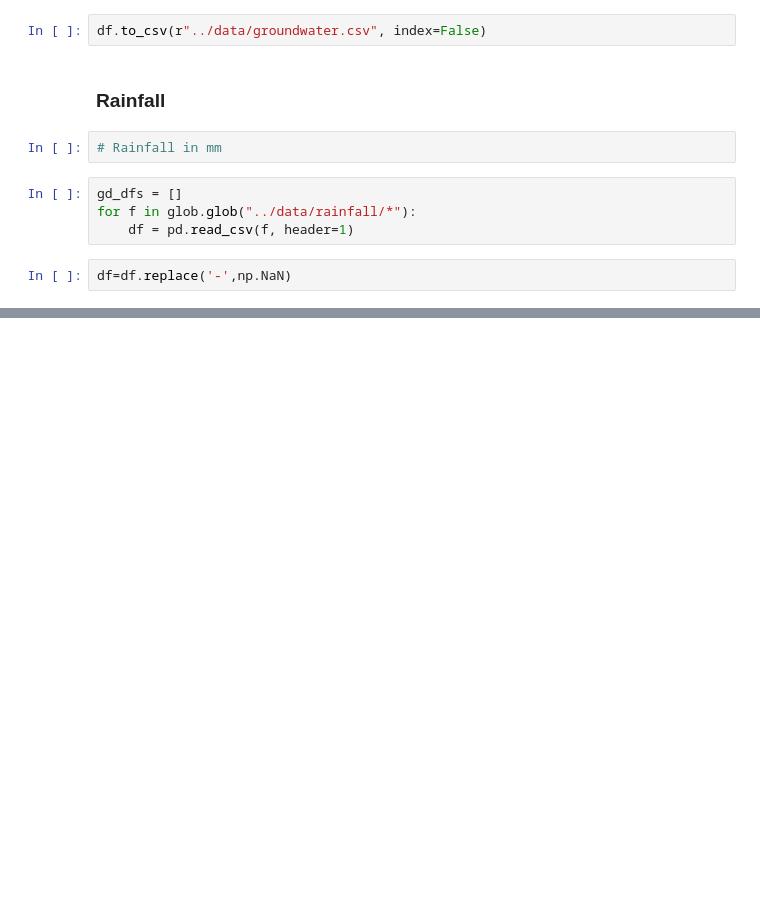
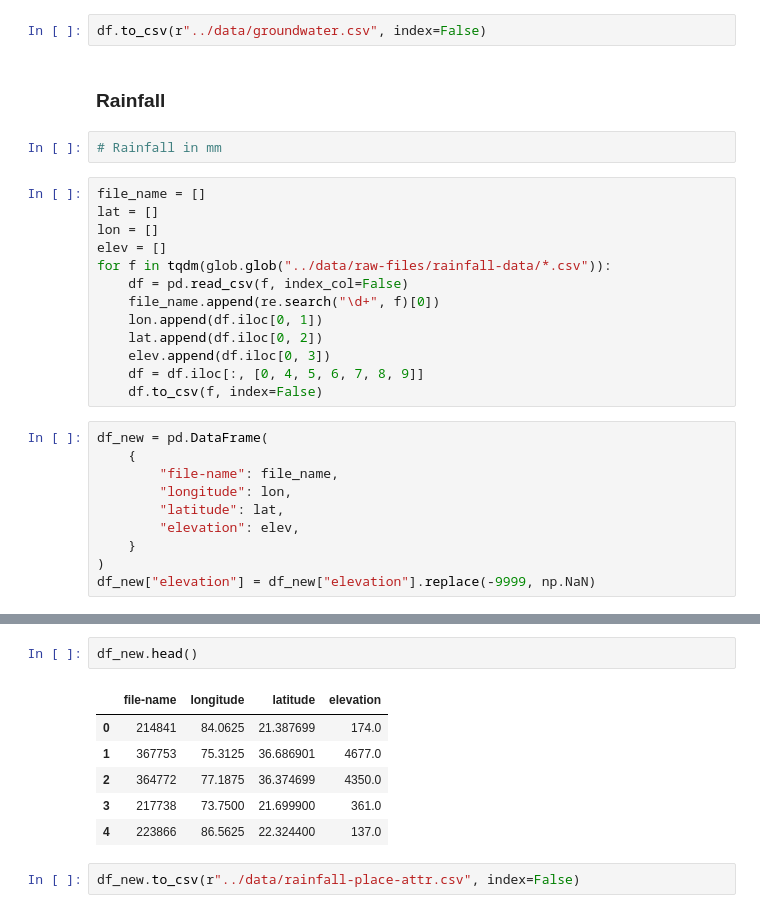
Before and after one commit to dev-essbee/groundwater-analysis-sih, a Jupyter notebook: notebooks/merge-datasets.ipynb, the cells around one changed output, grey strips where cells are left out. Cells and saved outputs as stored; diff of their text form; blank space fills up the shorter version.

```diff
--- a/notebooks/merge-datasets.ipynb
+++ b/notebooks/merge-datasets.ipynb
@@ -32,9 +41,26 @@ df.to_csv(r"../data/groundwater.csv", index=False)
 ### Rainfall
 # %%
 # Rainfall in mm
-# %%
-gd_dfs = []
-for f in glob.glob("../data/rainfall/*"):
-    df = pd.read_csv(f, header=1)
-# %%
-df=df.replace('-',np.NaN)
+# %%
+file_name = []
+lat = []
+lon = []
+elev = []
+for f in tqdm(glob.glob("../data/raw-files/rainfall-data/*.csv")):
+    df = pd.read_csv(f, index_col=False)
+    file_name.append(re.search("\d+", f)[0])
+    lon.append(df.iloc[0, 1])
+    lat.append(df.iloc[0, 2])
+    elev.append(df.iloc[0, 3])
+    df = df.iloc[:, [0, 4, 5, 6, 7, 8, 9]]
+    df.to_csv(f, index=False)
+# %%
+df_new = pd.DataFrame(
+    {
+        "file-name": file_name,
+        "longitude": lon,
+        "latitude": lat,
+        "elevation": elev,
+    }
+)
+df_new["elevation"] = df_new["elevation"].replace(-9999, np.NaN)
@@ -40,0 +75,11 @@ df=df.replace('-',np.NaN)
+# %%
+df_new.head()
+# %% [output]
+|  | file-name | longitude | latitude | elevation |
+| 0 | 214841 | 84.0625 | 21.387699 | 174.0 |
+| 1 | 367753 | 75.3125 | 36.686901 | 4677.0 |
+| 2 | 364772 | 77.1875 | 36.374699 | 4350.0 |
+| 3 | 217738 | 73.7500 | 21.699900 | 361.0 |
+| 4 | 223866 | 86.5625 | 22.324400 | 137.0 |
+# %%
+df_new.to_csv(r"../data/rainfall-place-attr.csv", index=False)
```
Also changed, not shown: parts of 39 cells of this notebook, 4 other files.
